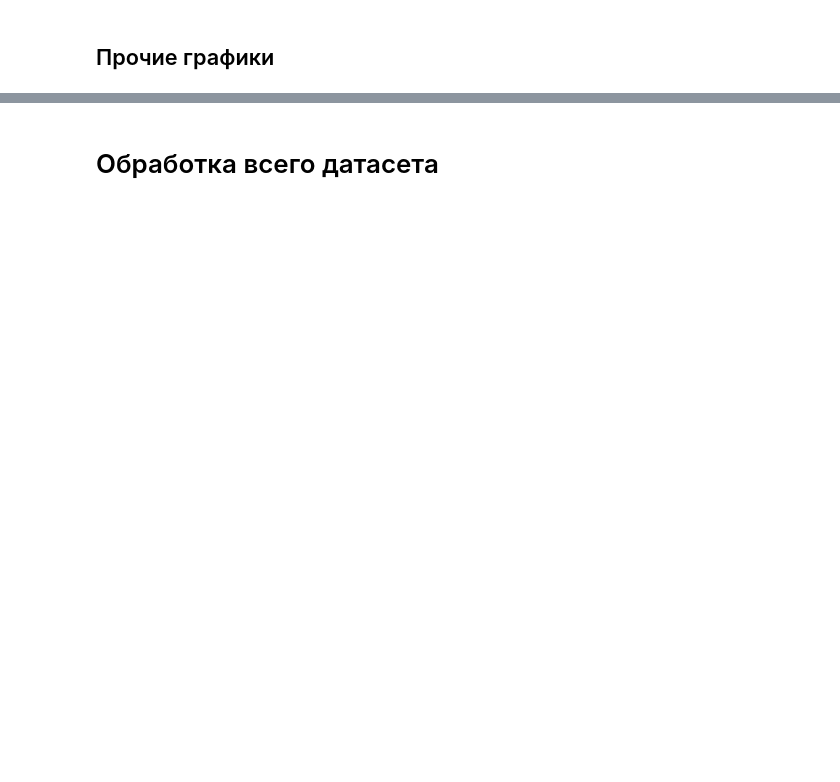
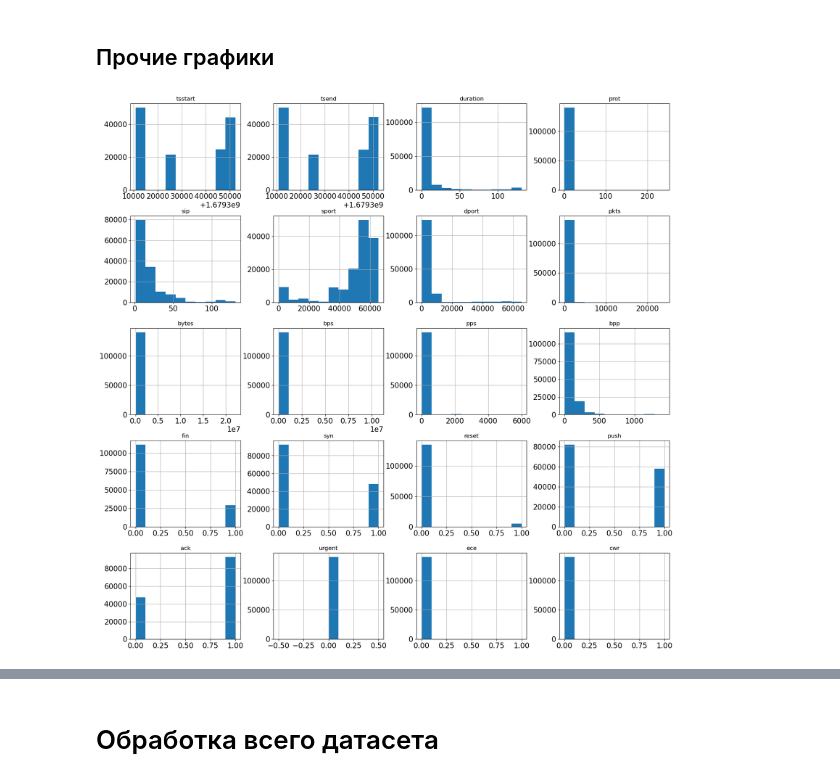
Before and after one commit to Prianikq/FQW-bachelor, a Jupyter notebook: ai_project_notebook.ipynb, the cells around one changed output, grey strips where cells are left out. Cells and saved outputs as stored; diff of their text form; code cells hidden in the pictures; blank space fills up the shorter version.

```diff
--- a/ai_project_notebook.ipynb
+++ b/ai_project_notebook.ipynb
@@ -143,7 +140,7 @@ def convert_to_appropriate_dtype(data, source_csv = False, new_dataset = False):
 
         data['pkts'] = data['pkts'].astype('uint32')
         data['bytes'] = data['bytes'].astype('uint64')
-        data['flows'] = data['flows'].astype('uint32')
+        #data['flows'] = data['flows'].astype('uint32')
         data['bps'] = data['bps'].astype('uint64')
         data['pps'] = data['pps'].astype('uint32')
         data['bpp'] = data['bpp'].astype('uint64')
@@ -611,8 +734,10 @@ plot_rem_ip_cnt_graphic(SIPs, '2020/09/01', '2020/09/14', '/data/jupyter/data/cs
 ## Прочие графики
 # %%
 # Посмотрим на распредление величин
-data.hist(column = data.columns, figsize=(14, 10))
+data.hist(column = data.columns, figsize=(20, 20))
 None
+# %% [output]
+[figure, added]
 # %%
 # Таблица корреляции между фичами
 data.corr().style.background_gradient(cmap='coolwarm').set_precision(2)
```
Also changed, not shown: parts of 27 cells of this notebook.
